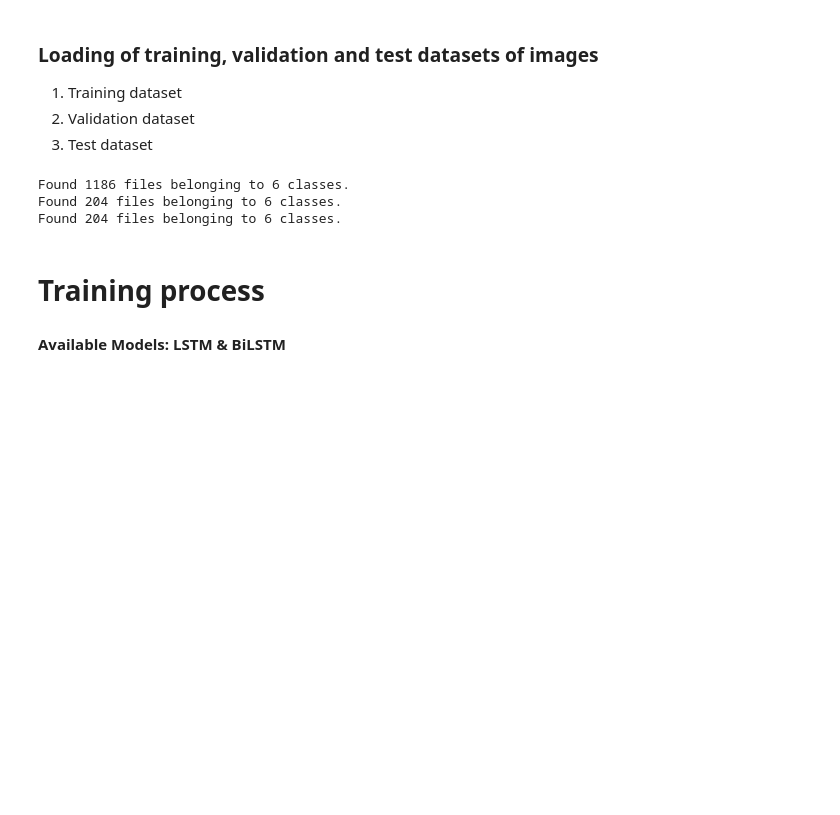
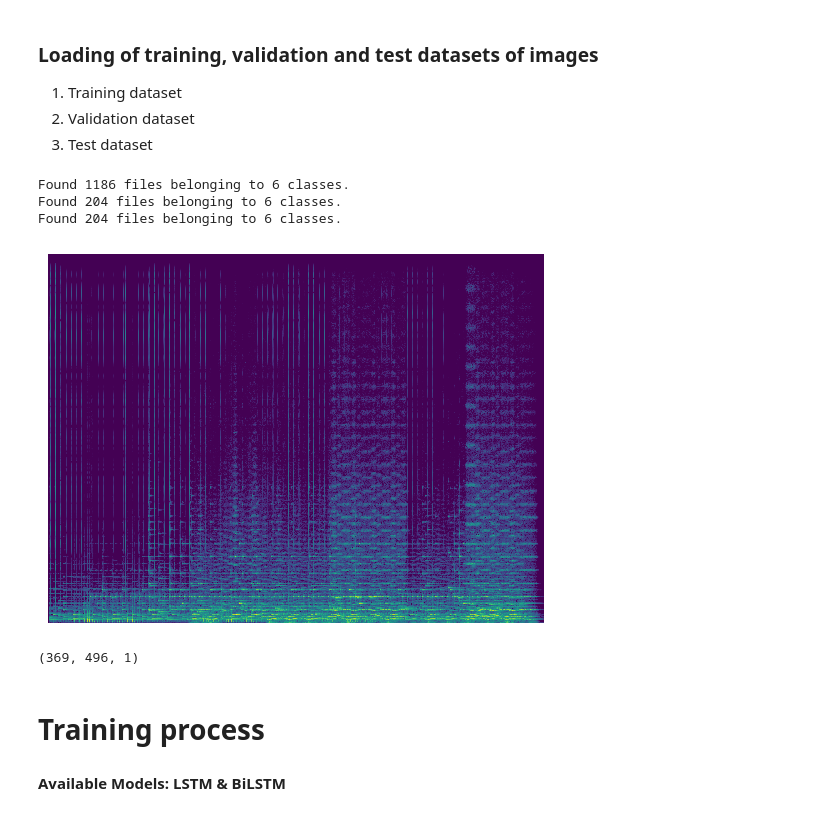
Before and after one commit to AdrianaGVL/MusicTaste_DL_Classification, a Jupyter notebook: RNNs_images.ipynb, the cells around one changed output. Saved outputs shown, nothing was run; the diff lists cells and outputs as text; code cells hidden in the pictures; blank space fills up the shorter version.

```diff
--- a/RNNs_images.ipynb
+++ b/RNNs_images.ipynb
@@ -90,7 +92,7 @@ train_ds = image_dataset_from_directory(directory=train_dir,
                                         class_names=CLASSES,
                                         batch_size=batch_size,
                                         color_mode=color_mode,
-                                        image_size=(img_width,img_height), shuffle=True)
+                                        image_size=(img_height, img_width), shuffle=True)
 
 # 2. Generate validation dataset (ds) from directory of samples
 val_ds  = image_dataset_from_directory(directory=val_dir,
@@ -98,7 +100,7 @@ val_ds  = image_dataset_from_directory(directory=val_dir,
                                        class_names=CLASSES,
                                        batch_size=batch_size,
                                        color_mode=color_mode,
-                                       image_size=(img_width,img_height), shuffle=True)
+                                       image_size=(img_height, img_width), shuffle=True)
 
 # 3. Generate test dataset (ds) from directory of samples
 test_ds = image_dataset_from_directory(directory=test_dir,
@@ -106,19 +108,26 @@ test_ds = image_dataset_from_directory(directory=test_dir,
                                        class_names=CLASSES,
                                        batch_size=batch_size,
                                        color_mode=color_mode,
-                                       image_size=(img_width,img_height),
+                                       image_size=(img_height, img_width),
                                        shuffle = False)
-
-# x_train = np.vstack([images.numpy() for images, _ in train_ds])
-# y_train = np.vstack([labels.numpy() for _, labels in train_ds])
-# x_val = np.vstack([images.numpy() for images, _ in val_ds])
-# y_val = np.vstack([labels.numpy() for _, labels in val_ds])
-# x_test = np.vstack([images.numpy() for images, _ in test_ds])
-# y_test = np.vstack([labels.numpy() for _, labels in test_ds])
 # %% [output]
 Found 1186 files belonging to 6 classes.
 Found 204 files belonging to 6 classes.
 Found 204 files belonging to 6 classes.
+# %%
+# Example of an dataset's images
+for images, labels in train_ds.take(1):
+    # Obtén la primera imagen del lote
+    img = images[0]
+
+    # Muestra la imagen utilizando matplotlib
+    plt.imshow(img.numpy().astype("uint8"))
+    plt.axis('off')  # Desactiva los ejes
+    plt.show()
+    print(img.numpy().shape)
+# %% [output]
+[figure, added]
+(369, 496, 1)
 # %% [markdown]
 # Training process
 #### Available Models: LSTM & BiLSTM
```
Also changed, not shown: parts of 8 cells of this notebook, 1 other file.
